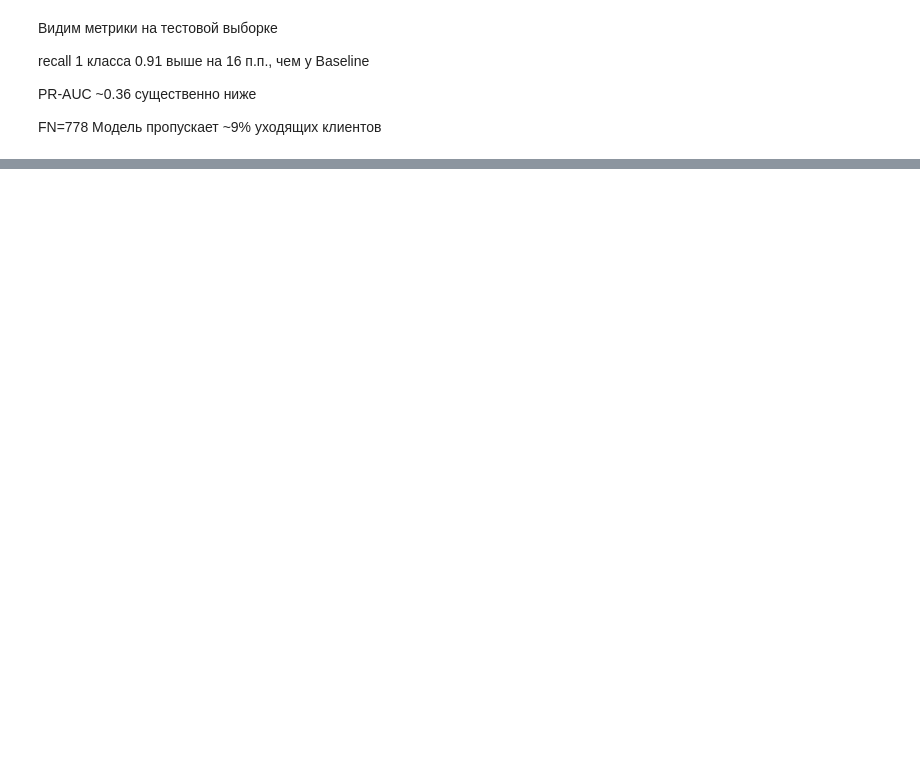
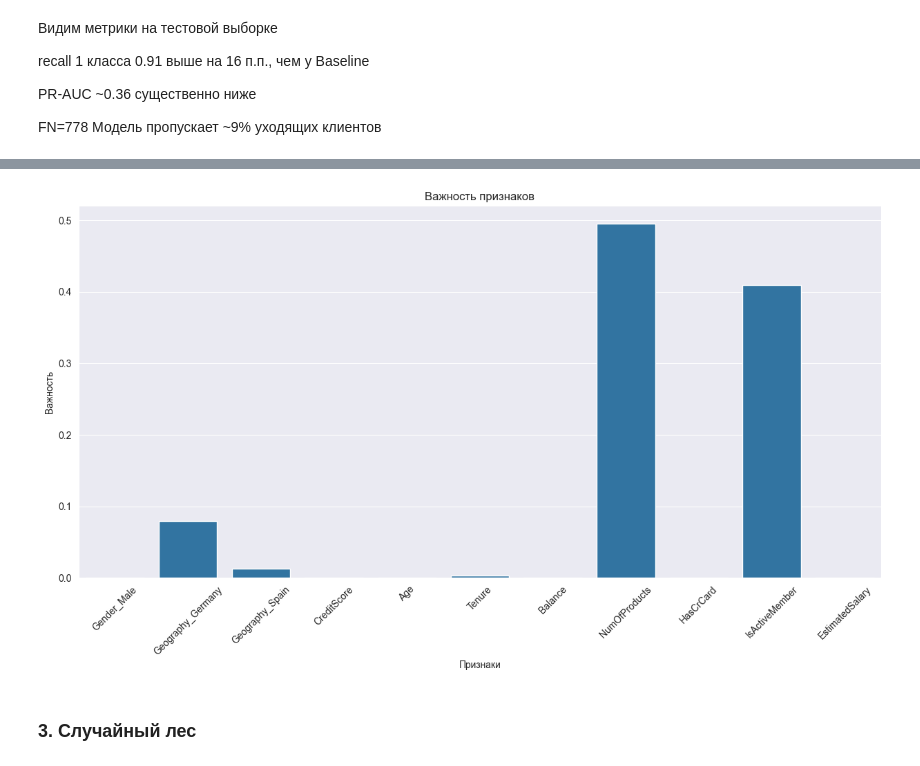
Before and after one commit to LinkiChmu/Bank_customer_churn_prediction, a Jupyter notebook: src/model/baseline.ipynb, the cells around one changed output, grey strips where cells are left out. Saved outputs shown, nothing was run; the diff lists cells and outputs as text; code cells hidden in the pictures; blank space fills up the shorter version.

```diff
--- a/src/model/baseline.ipynb
+++ b/src/model/baseline.ipynb
@@ -496,0 +611,14 @@ FN=778 Модель пропускает ~9% уходящих клиентов
+# %%
+feature_importances = tree_optuna.feature_importances_
+plt.figure(figsize=(15, 7))
+# Строим столбчатую диаграмму
+sns.barplot(x=feature_names, y=feature_importances)
+plt.title('Важность признаков')
+plt.xlabel('Признаки')
+plt.ylabel('Важность')
+plt.xticks(rotation=45)
+plt.show()
+# %% [output]
+[figure, added]
+# %% [markdown]
+### 3. Случайный лес
```
Also changed, not shown: parts of 22 cells of this notebook, 1 other file.
